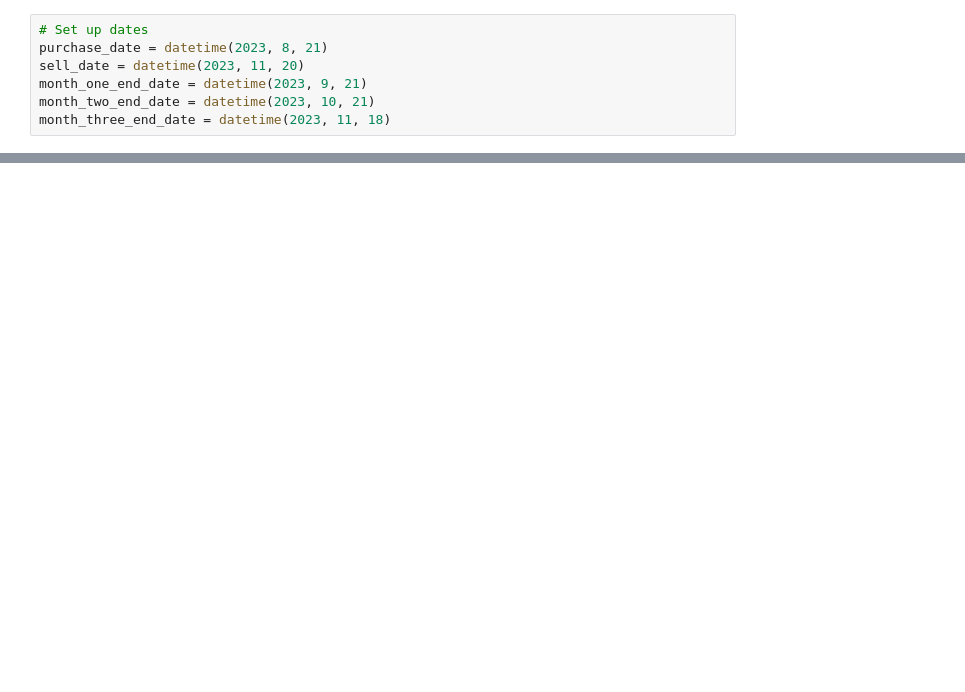
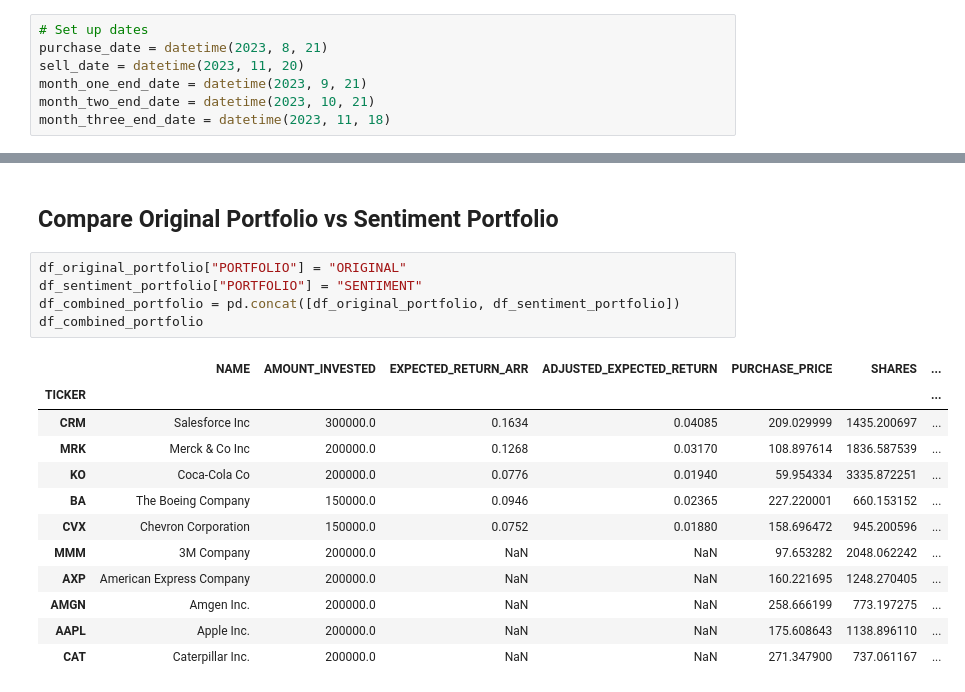
Before and after one commit to tharshman/team-six-sentiment-analyzer, a Jupyter notebook: src/process_portfolios.ipynb, the cells around one changed output, grey strips where cells are left out. Cells and saved outputs as stored; diff of their text form; blank space fills up the shorter version.

```diff
--- a/src/process_portfolios.ipynb
+++ b/src/process_portfolios.ipynb
@@ -86,0 +167,20 @@ df_original_portfolio_returns.plot.bar(x='NAME', y=['ADJUSTED_EXPECTED_RETURN',
+# %% [markdown]
+## Compare Original Portfolio vs Sentiment Portfolio
+# %%
+df_original_portfolio["PORTFOLIO"] = "ORIGINAL"
+df_sentiment_portfolio["PORTFOLIO"] = "SENTIMENT"
+df_combined_portfolio = pd.concat([df_original_portfolio, df_sentiment_portfolio])
+df_combined_portfolio
+# %% [output]
+|  | NAME | AMOUNT_INVESTED | EXPECTED_RETURN_ARR | ADJUSTED_EXPECTED_RETURN | PURCHASE_PRICE | SHARES | ... |
+| TICKER |  |  |  |  |  |  | ... |
+| CRM | Salesforce Inc | 300000.0 | 0.1634 | 0.04085 | 209.029999 | 1435.200697 | ... |
+| MRK | Merck & Co Inc | 200000.0 | 0.1268 | 0.03170 | 108.897614 | 1836.587539 | ... |
+| KO | Coca-Cola Co | 200000.0 | 0.0776 | 0.01940 | 59.954334 | 3335.872251 | ... |
+| BA | The Boeing Company | 150000.0 | 0.0946 | 0.02365 | 227.220001 | 660.153152 | ... |
+| CVX | Chevron Corporation | 150000.0 | 0.0752 | 0.01880 | 158.696472 | 945.200596 | ... |
+| MMM | 3M Company | 200000.0 | NaN | NaN | 97.653282 | 2048.062242 | ... |
+| AXP | American Express Company | 200000.0 | NaN | NaN | 160.221695 | 1248.270405 | ... |
+| AMGN | Amgen Inc. | 200000.0 | NaN | NaN | 258.666199 | 773.197275 | ... |
+| AAPL | Apple Inc. | 200000.0 | NaN | NaN | 175.608643 | 1138.896110 | ... |
+| CAT | Caterpillar Inc. | 200000.0 | NaN | NaN | 271.347900 | 737.061167 | ... |
```
Also changed, not shown: parts of 11 cells of this notebook, 1 other file.
